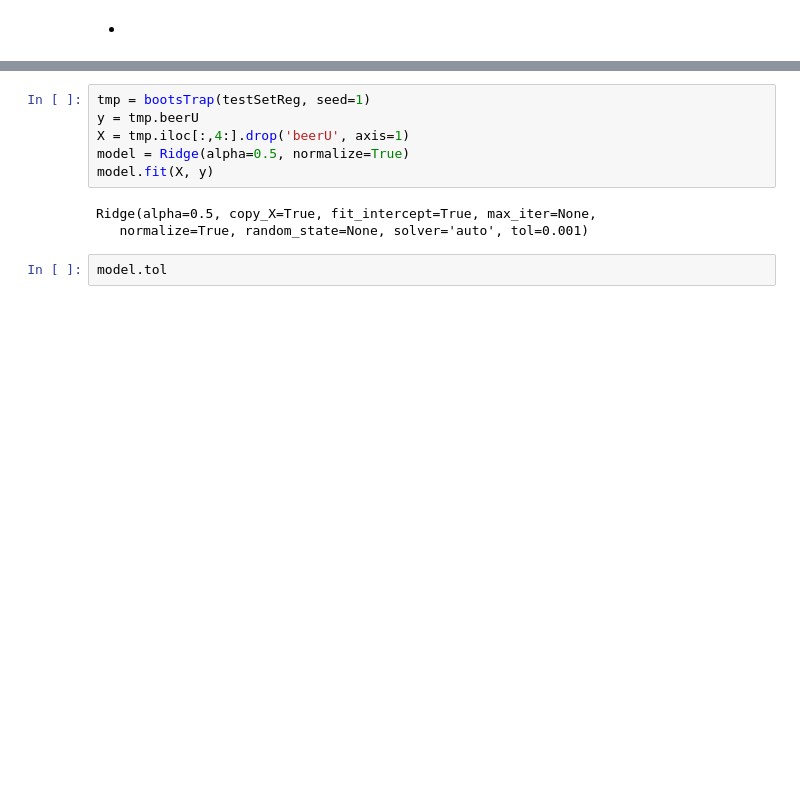
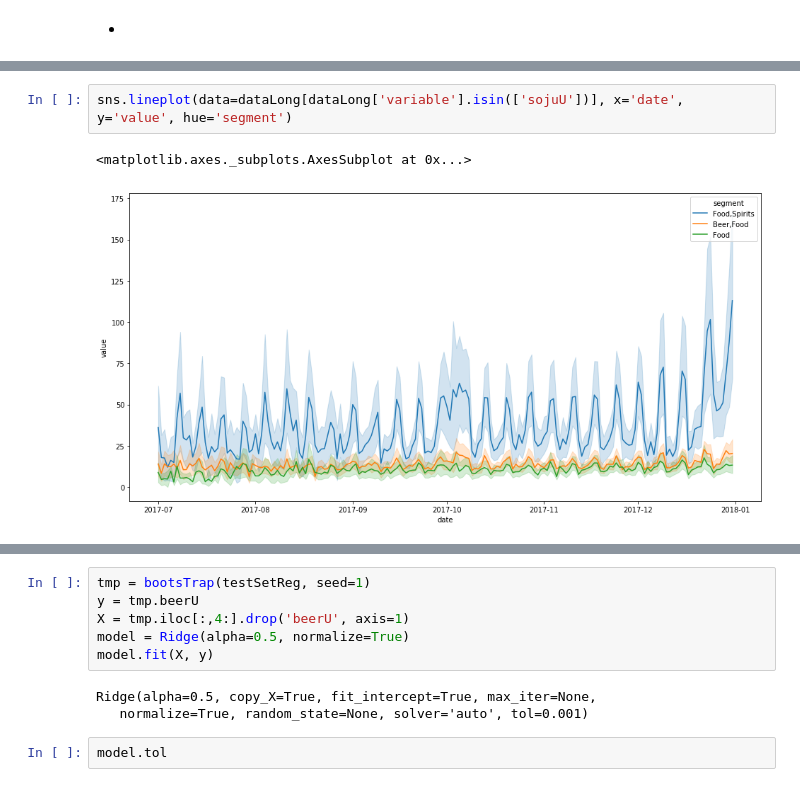
Before and after one commit to kookoowaa/Projects, a Jupyter notebook: WB project/Report-Copy1.ipynb, the cells around one changed output, grey strips where cells are left out. Drawn from its saved outputs; the diff is of its cells as text; blank space fills up the shorter version.

```diff
--- a/WB project/Report-Copy1.ipynb
+++ b/WB project/Report-Copy1.ipynb
@@ -1110,0 +1252,5 @@ barChar.groupby('cluster').mean()
+# %%
+sns.lineplot(data=dataLong[dataLong['variable'].isin(['sojuU'])], x='date', y='value', hue='segment')
+# %% [output]
+<matplotlib.axes._subplots.AxesSubplot at 0x...>
+[figure, added]
```
Also changed, not shown: parts of 34 cells of this notebook, 1 other file.
